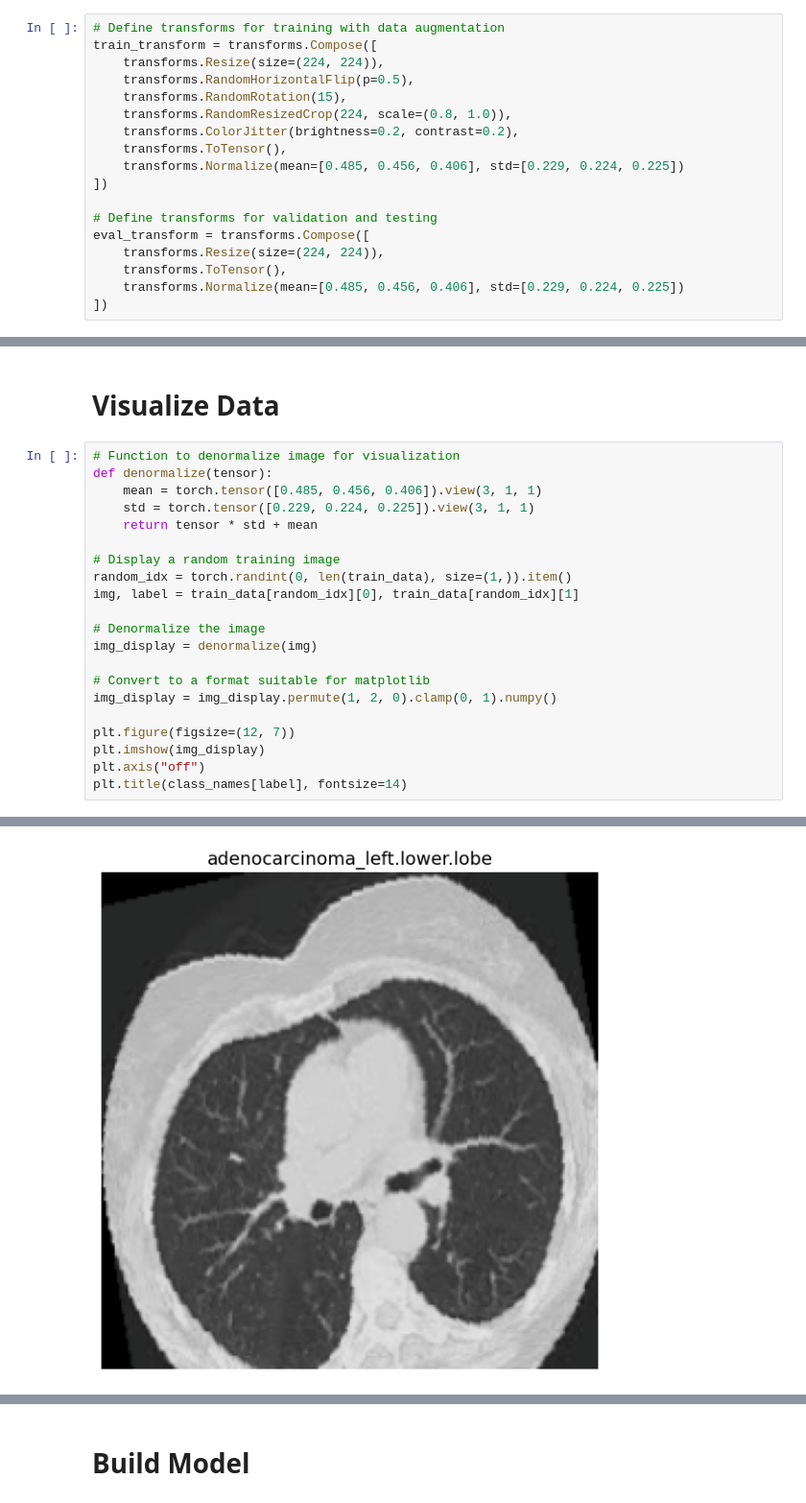
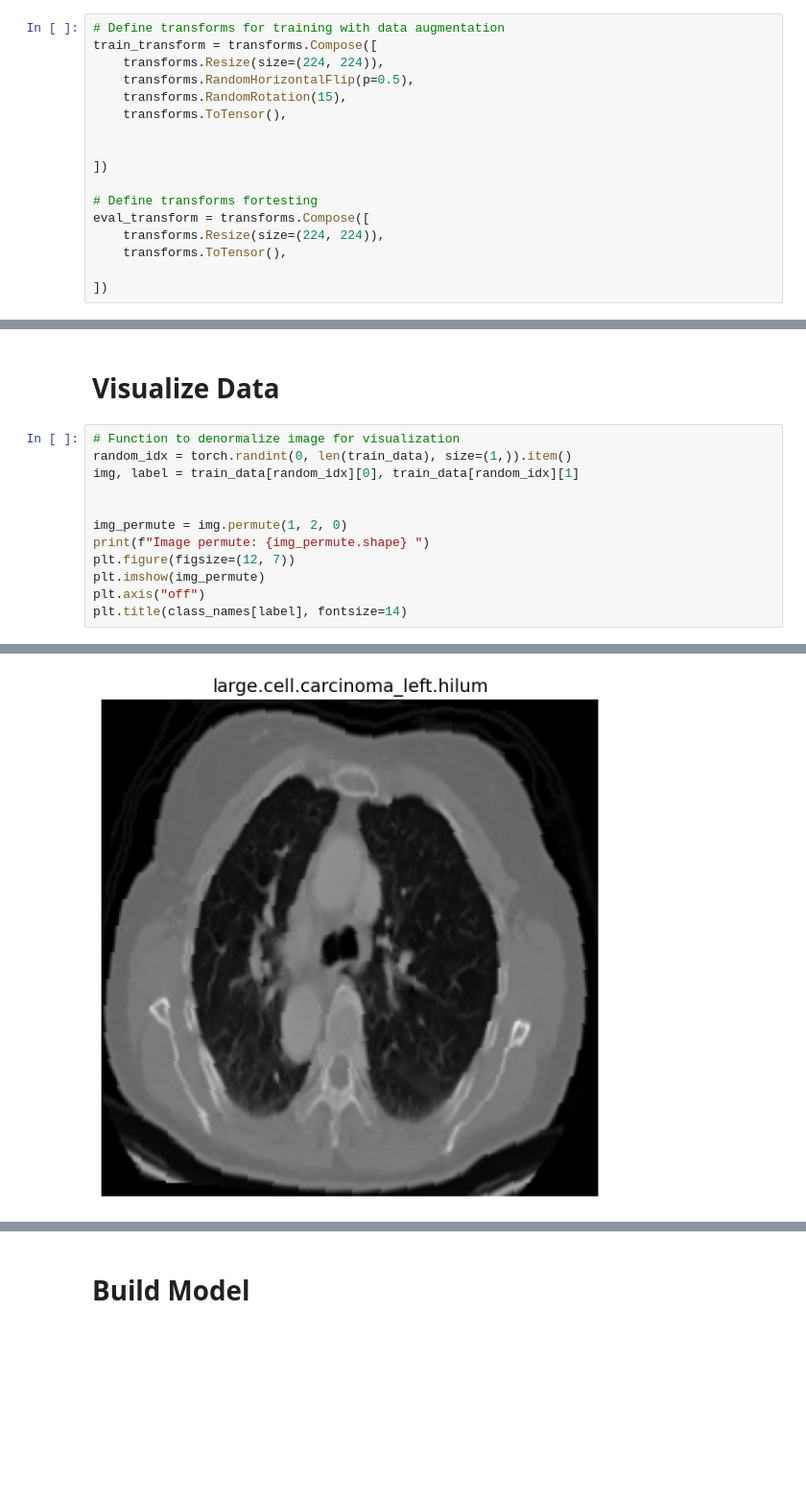
Before and after one commit to zyaddmostafa/graduation-project-depi, a Jupyter notebook: chest.ipynb/chest-ctscan-pytorch-classification (1).ipynb, the cells around one changed output, grey strips where cells are left out. Shown at 96% size. Drawn from its saved outputs; the diff is of its cells as text; blank space fills up the shorter version.

```diff
--- a/chest.ipynb/chest-ctscan-pytorch-classification (1).ipynb
+++ b/chest.ipynb/chest-ctscan-pytorch-classification (1).ipynb
@@ -49,17 +62,16 @@ train_transform = transforms.Compose([
     transforms.Resize(size=(224, 224)),
     transforms.RandomHorizontalFlip(p=0.5),
     transforms.RandomRotation(15),
-    transforms.RandomResizedCrop(224, scale=(0.8, 1.0)),
-    transforms.ColorJitter(brightness=0.2, contrast=0.2),
     transforms.ToTensor(),
-    transforms.Normalize(mean=[0.485, 0.456, 0.406], std=[0.229, 0.224, 0.225])
+
+
 ])
 
-# Define transforms for validation and testing
+# Define transforms fortesting
 eval_transform = transforms.Compose([
     transforms.Resize(size=(224, 224)),
     transforms.ToTensor(),
-    transforms.Normalize(mean=[0.485, 0.456, 0.406], std=[0.229, 0.224, 0.225])
+
 ])
 # %% [markdown]
 # Load Data
@@ -205,23 +217,14 @@ Class name: squamous.cell.carcinoma_left.hilum
 # Visualize Data
 # %%
 # Function to denormalize image for visualization
-def denormalize(tensor):
-    mean = torch.tensor([0.485, 0.456, 0.406]).view(3, 1, 1)
-    std = torch.tensor([0.229, 0.224, 0.225]).view(3, 1, 1)
-    return tensor * std + mean
-
-# Display a random training image
 random_idx = torch.randint(0, len(train_data), size=(1,)).item()
 img, label = train_data[random_idx][0], train_data[random_idx][1]
 
-# Denormalize the image
-img_display = denormalize(img)
 
-# Convert to a format suitable for matplotlib
-img_display = img_display.permute(1, 2, 0).clamp(0, 1).numpy()
-
+img_permute = img.permute(1, 2, 0)
+print(f"Image permute: {img_permute.shape} ")
 plt.figure(figsize=(12, 7))
-plt.imshow(img_display)
+plt.imshow(img_permute)
 plt.axis("off")
 plt.title(class_names[label], fontsize=14)
 # %% [output]
@@ -229,4 +233,4 @@ Text(0.5, 1.0, 'adenocarcinoma_left.lower.lobe')
-[figure, old version]
+[figure, new version]
 # %%
 # Create data loaders
 BATCH_SIZE = 32
```
Also changed, not shown: parts of 25 cells of this notebook, 8 other files.
